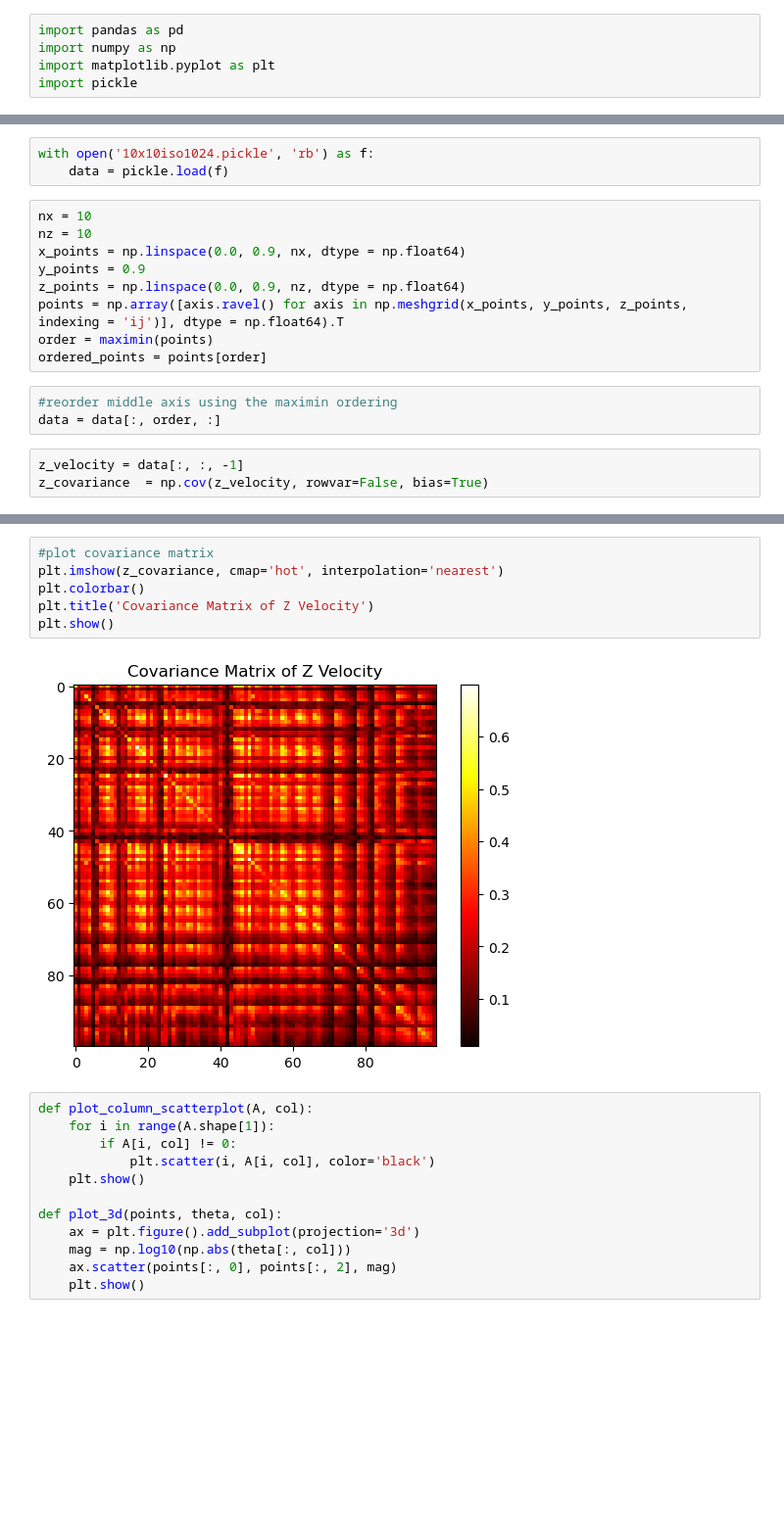
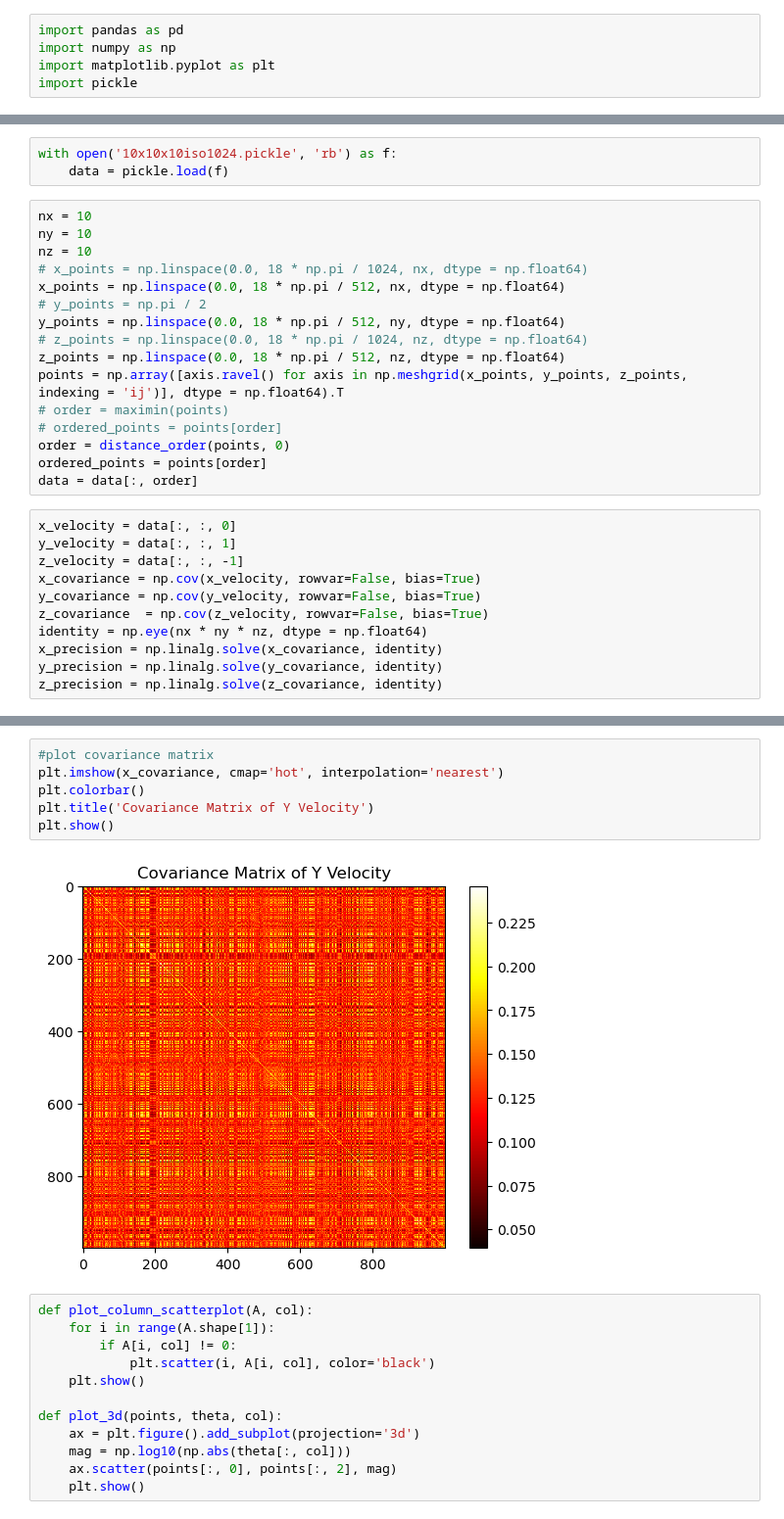
Before and after one commit to raymond-zeng/turbulence-kolesky, a Jupyter notebook: statistics.ipynb, the cells around one changed output, grey strips where cells are left out. Shown: that part at 98% size. Drawn from its saved outputs; the diff is of its cells as text; blank space fills up the shorter version.

Commit message:
new data

```diff
--- a/statistics.ipynb
+++ b/statistics.ipynb
@@ -28,19 +34,31 @@ def maximin(points):
 # %%
-with open('10x10iso1024.pickle', 'rb') as f:
+with open('10x10x10iso1024.pickle', 'rb') as f:
     data = pickle.load(f)
 # %%
 nx = 10
+ny = 10
 nz = 10
-x_points = np.linspace(0.0, 0.9, nx, dtype = np.float64)
-y_points = 0.9
-z_points = np.linspace(0.0, 0.9, nz, dtype = np.float64)
+# x_points = np.linspace(0.0, 18 * np.pi / 1024, nx, dtype = np.float64)
+x_points = np.linspace(0.0, 18 * np.pi / 512, nx, dtype = np.float64)
+# y_points = np.pi / 2
+y_points = np.linspace(0.0, 18 * np.pi / 512, ny, dtype = np.float64)
+# z_points = np.linspace(0.0, 18 * np.pi / 1024, nz, dtype = np.float64)
+z_points = np.linspace(0.0, 18 * np.pi / 512, nz, dtype = np.float64)
 points = np.array([axis.ravel() for axis in np.meshgrid(x_points, y_points, z_points, indexing = 'ij')], dtype = np.float64).T
-order = maximin(points)
+# order = maximin(points)
+# ordered_points = points[order]
+order = distance_order(points, 0)
 ordered_points = points[order]
+data = data[:, order]
-# %%
-#reorder middle axis using the maximin ordering
-data = data[:, order, :]
 # %%
+x_velocity = data[:, :, 0]
+y_velocity = data[:, :, 1]
 z_velocity = data[:, :, -1]
+x_covariance = np.cov(x_velocity, rowvar=False, bias=True)
+y_covariance = np.cov(y_velocity, rowvar=False, bias=True)
 z_covariance  = np.cov(z_velocity, rowvar=False, bias=True)
+identity = np.eye(nx * ny * nz, dtype = np.float64)
+x_precision = np.linalg.solve(x_covariance, identity)
+y_precision = np.linalg.solve(y_covariance, identity)
+z_precision = np.linalg.solve(z_covariance, identity)
 # %%
@@ -56,11 +75,11 @@ print(z_covariance)
 # %%
 #plot covariance matrix
-plt.imshow(z_covariance, cmap='hot', interpolation='nearest')
+plt.imshow(x_covariance, cmap='hot', interpolation='nearest')
 plt.colorbar()
-plt.title('Covariance Matrix of Z Velocity')
+plt.title('Covariance Matrix of Y Velocity')
 plt.show()
 # %% [output]
-[figure, old version]
+[figure, new version]
 # %%
 def plot_column_scatterplot(A, col):
     for i in range(A.shape[1]):
```
Also changed, not shown: parts of 7 cells of this notebook, 4 other files.
